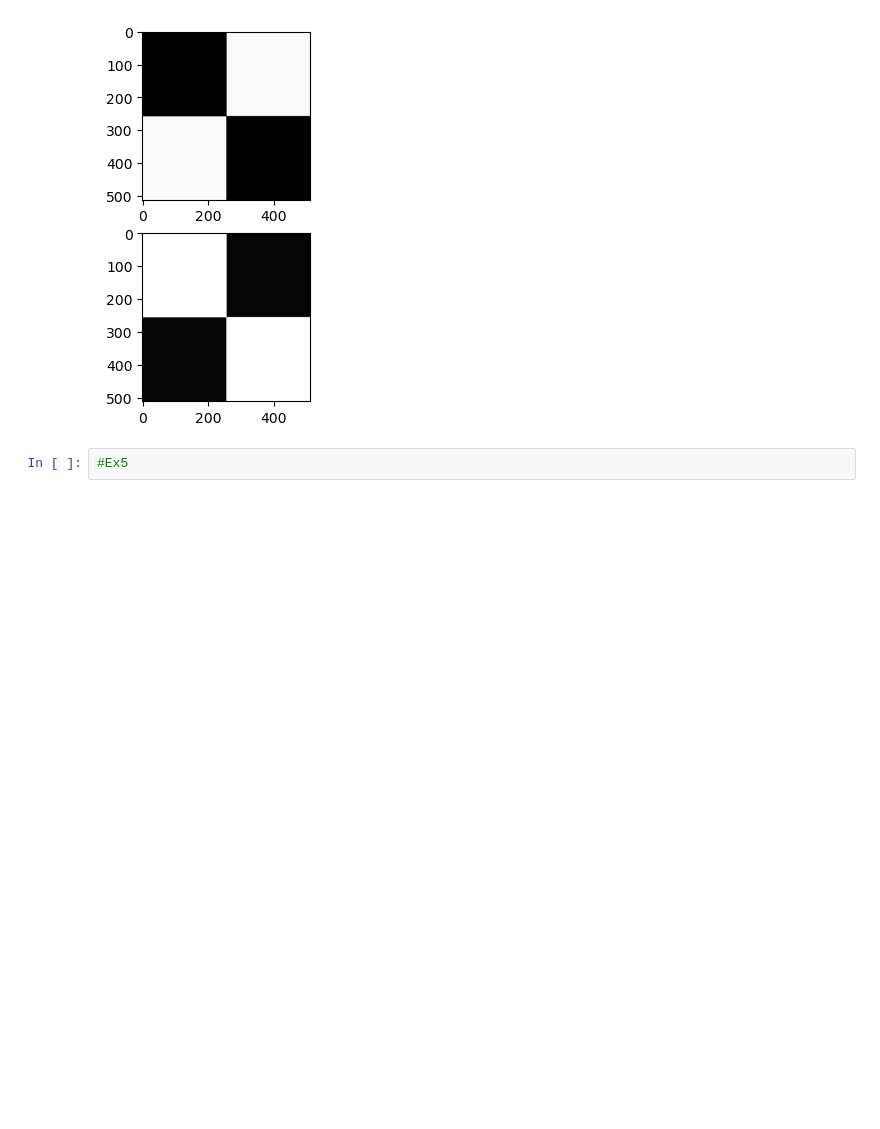
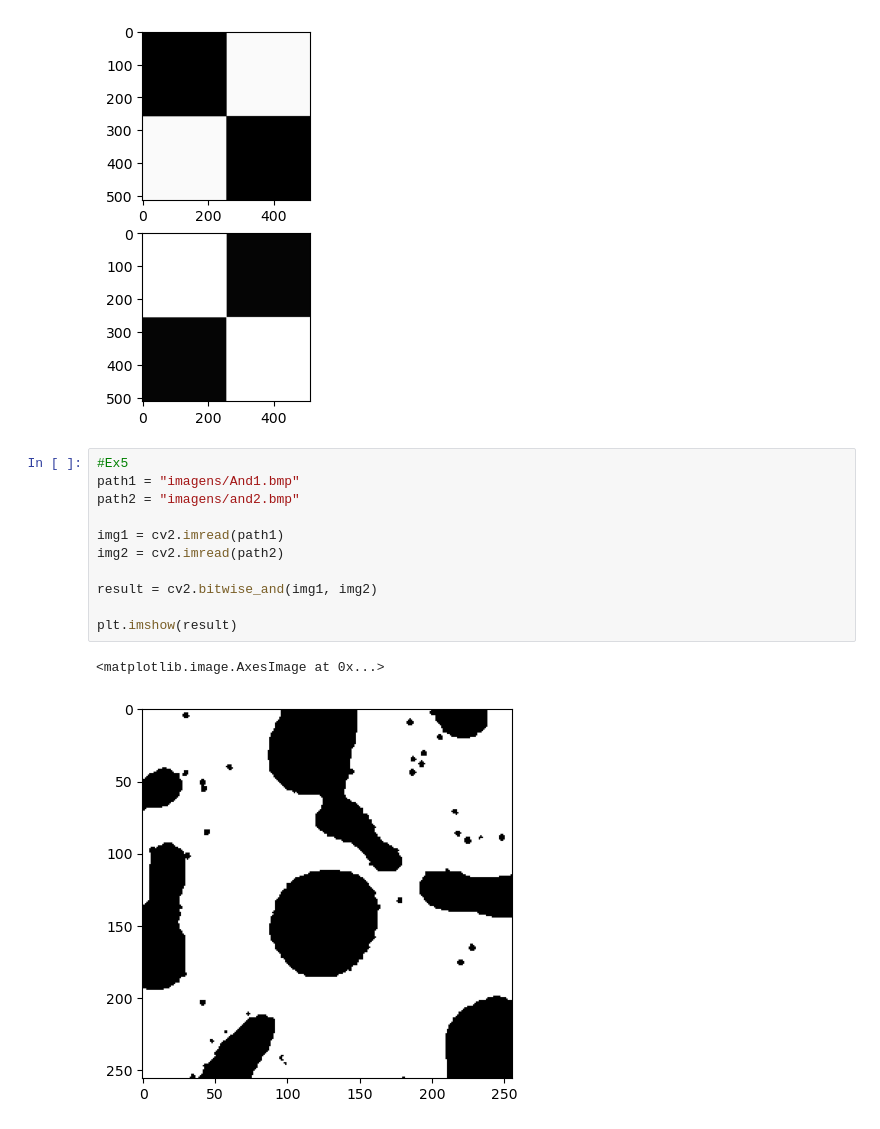
Before and after one commit to joaomatias100/Digital-Image-Processing, a Jupyter notebook: Class1/Exercise3.ipynb, the cells around one changed output. Saved outputs shown, nothing was run; the diff lists cells and outputs as text; blank space fills up the shorter version.

```diff
--- a/Class1/Exercise3.ipynb
+++ b/Class1/Exercise3.ipynb
@@ -93,3 +93,15 @@ plt.imshow(img)
 [figure]
 # %%
 #Ex5
+path1 = "imagens/And1.bmp"
+path2 = "imagens/and2.bmp"
+
+img1 = cv2.imread(path1)
+img2 = cv2.imread(path2)
+
+result = cv2.bitwise_and(img1, img2)
+
+plt.imshow(result)
+# %% [output]
+<matplotlib.image.AxesImage at 0x...>
+[figure, added]
```
